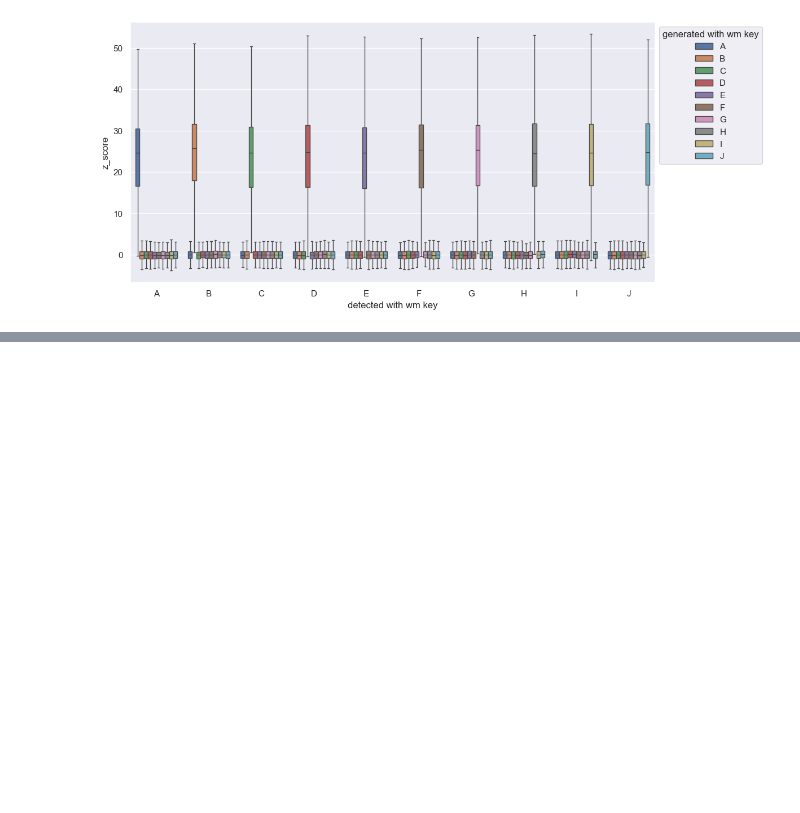
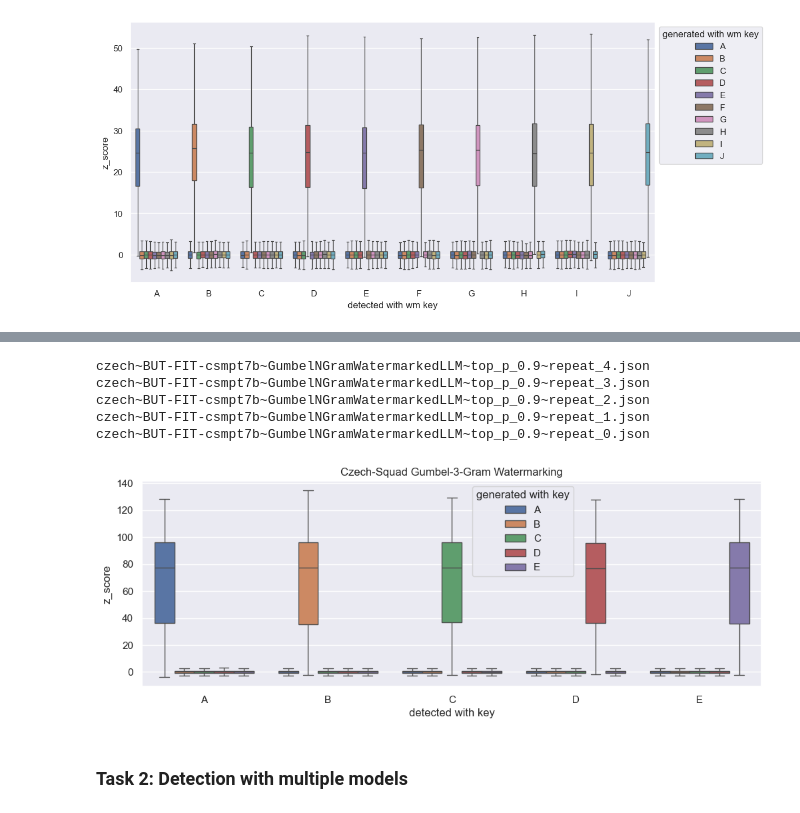
Before and after one commit to AntoninJarolim/llm-watermarking, a Jupyter notebook: notebooks/different_keys_detection.ipynb, the cells around one changed output, grey strips where cells are left out. Cells and saved outputs as stored; diff of their text form; code cells hidden in the pictures; blank space fills up the shorter version.

```diff
--- a/notebooks/different_keys_detection.ipynb
+++ b/notebooks/different_keys_detection.ipynb
@@ -157,0 +188,14 @@ english~meta-llama-Llama-3.1-8B~GumbelNGramWatermarkedLLM~repeat_4~tau_0.3.json
+# %%
+plot_boxplot(
+    label_keys(get_df("different_keys_squad_detected", "czech", "GumbelNGramWatermarkedLLM")),
+    title="Czech-Squad Gumbel-3-Gram Watermarking"
+)
+# %% [output]
+czech~BUT-FIT-csmpt7b~GumbelNGramWatermarkedLLM~top_p_0.9~repeat_4.json
+czech~BUT-FIT-csmpt7b~GumbelNGramWatermarkedLLM~top_p_0.9~repeat_3.json
+czech~BUT-FIT-csmpt7b~GumbelNGramWatermarkedLLM~top_p_0.9~repeat_2.json
+czech~BUT-FIT-csmpt7b~GumbelNGramWatermarkedLLM~top_p_0.9~repeat_1.json
+czech~BUT-FIT-csmpt7b~GumbelNGramWatermarkedLLM~top_p_0.9~repeat_0.json
+[figure, added]
+# %% [markdown]
+### Task 2: Detection with multiple models
```
Also changed, not shown: parts of 17 cells of this notebook, 3 other files.
